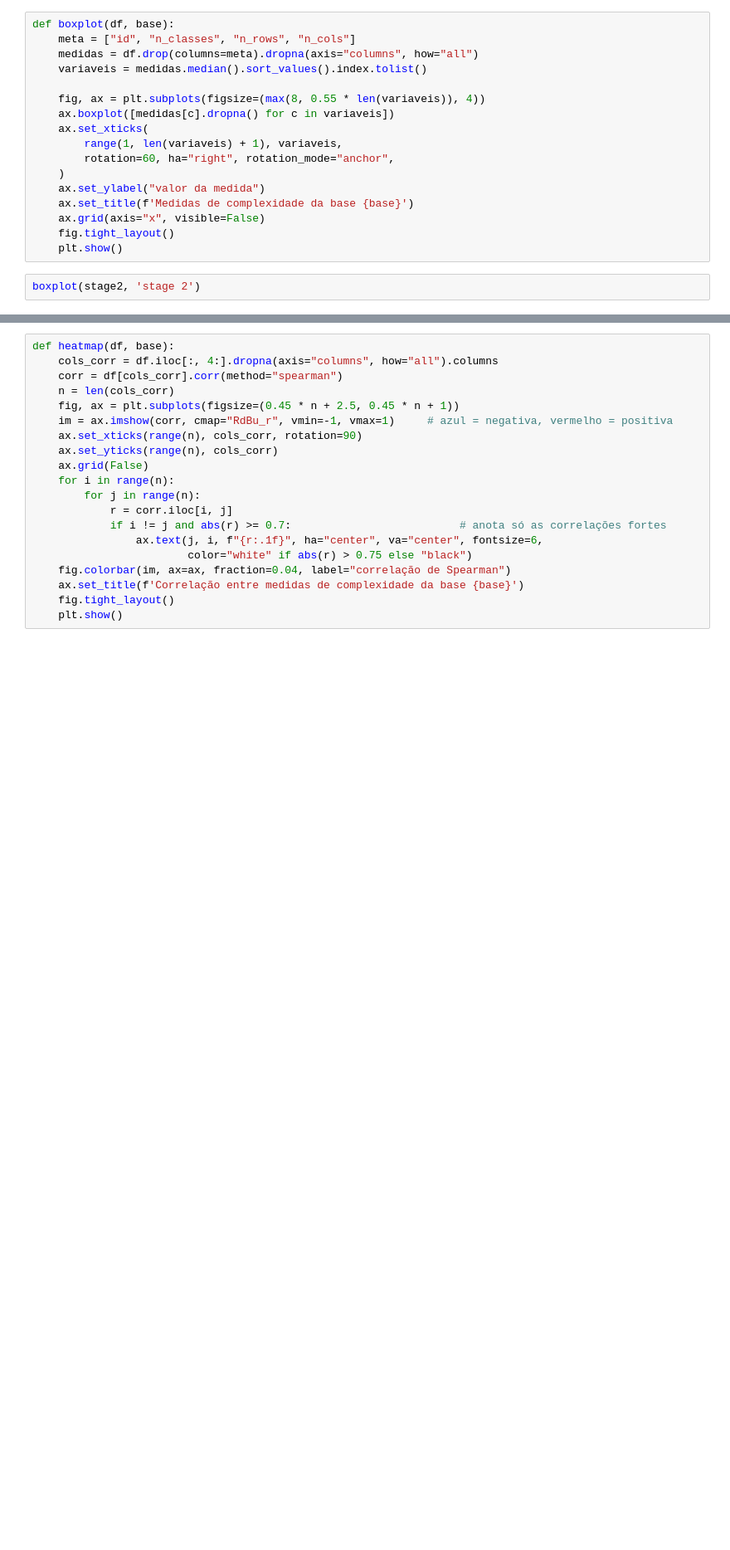
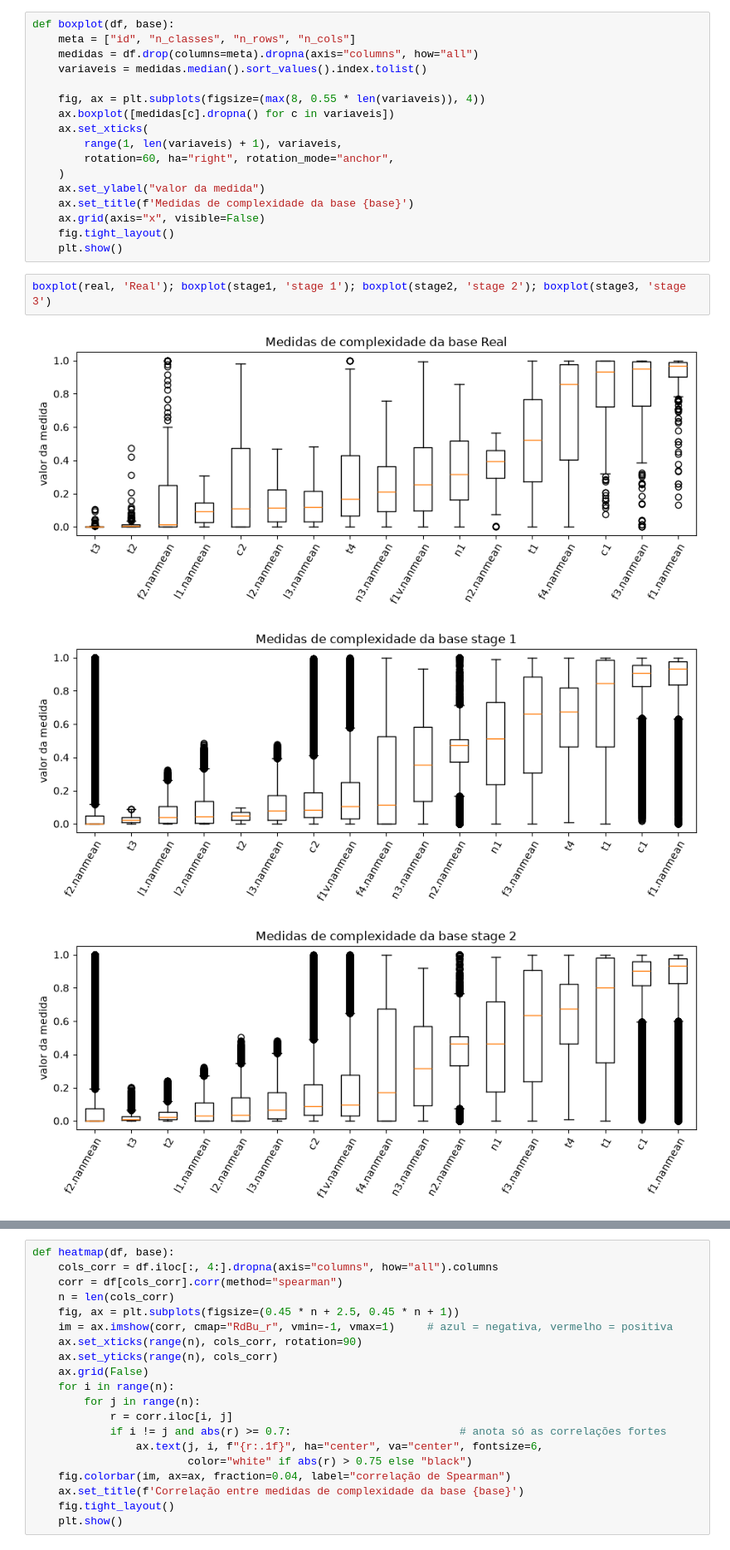
Before and after one commit to lpfgarcia/prior-complexity, a Jupyter notebook: notebooks/03_compare.ipynb, the cells around one changed output, grey strips where cells are left out. Shown at 83% size. Saved outputs shown, nothing was run; the diff lists cells and outputs as text; blank space fills up the shorter version.

```diff
--- a/notebooks/03_compare.ipynb
+++ b/notebooks/03_compare.ipynb
@@ -45,4 +60,8 @@ def boxplot(df, base):
     fig.tight_layout()
     plt.show()
 # %%
-boxplot(stage2, 'stage 2')
+boxplot(real, 'Real'); boxplot(stage1, 'stage 1'); boxplot(stage2, 'stage 2'); boxplot(stage3, 'stage 3')
+# %% [output]
+[figure, added]
+[figure, added]
+[figure, added]
```
Also changed, not shown: parts of 8 cells of this notebook.
